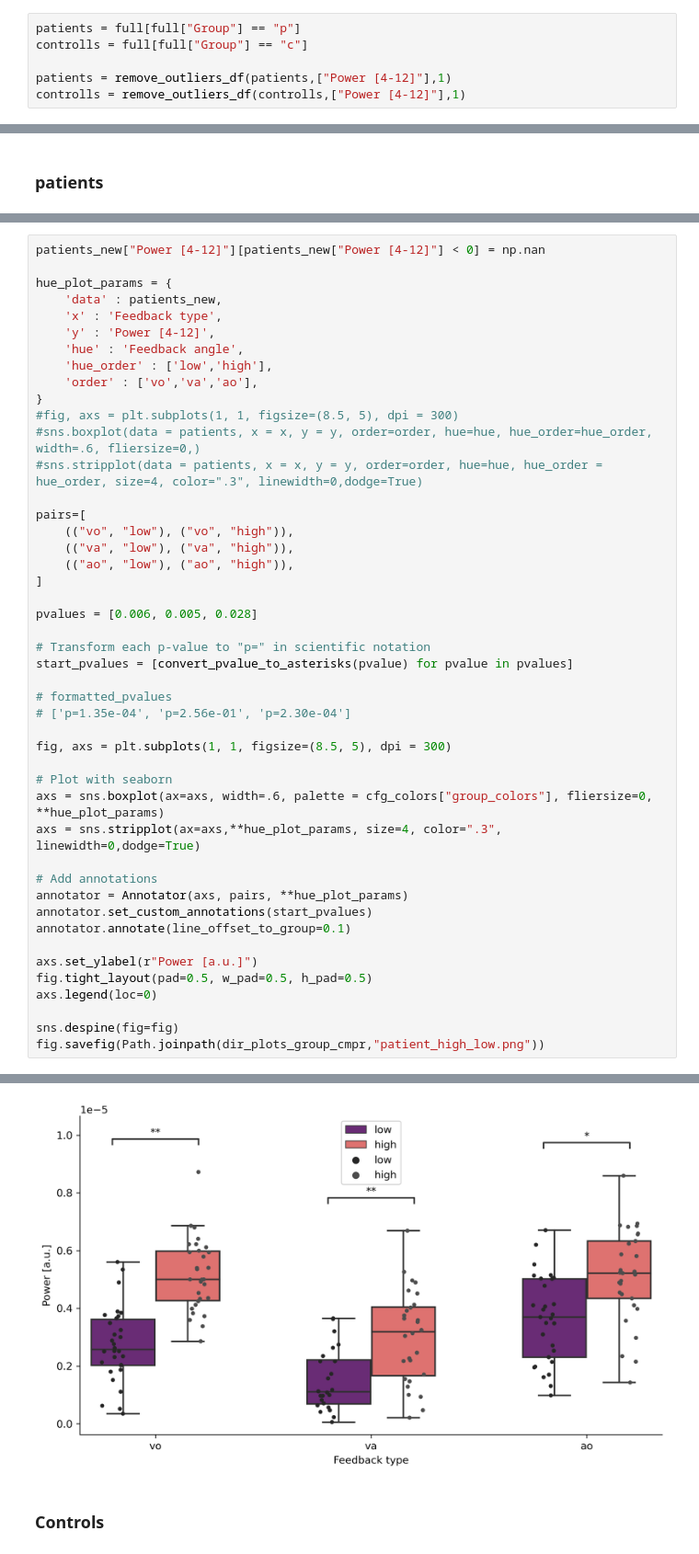
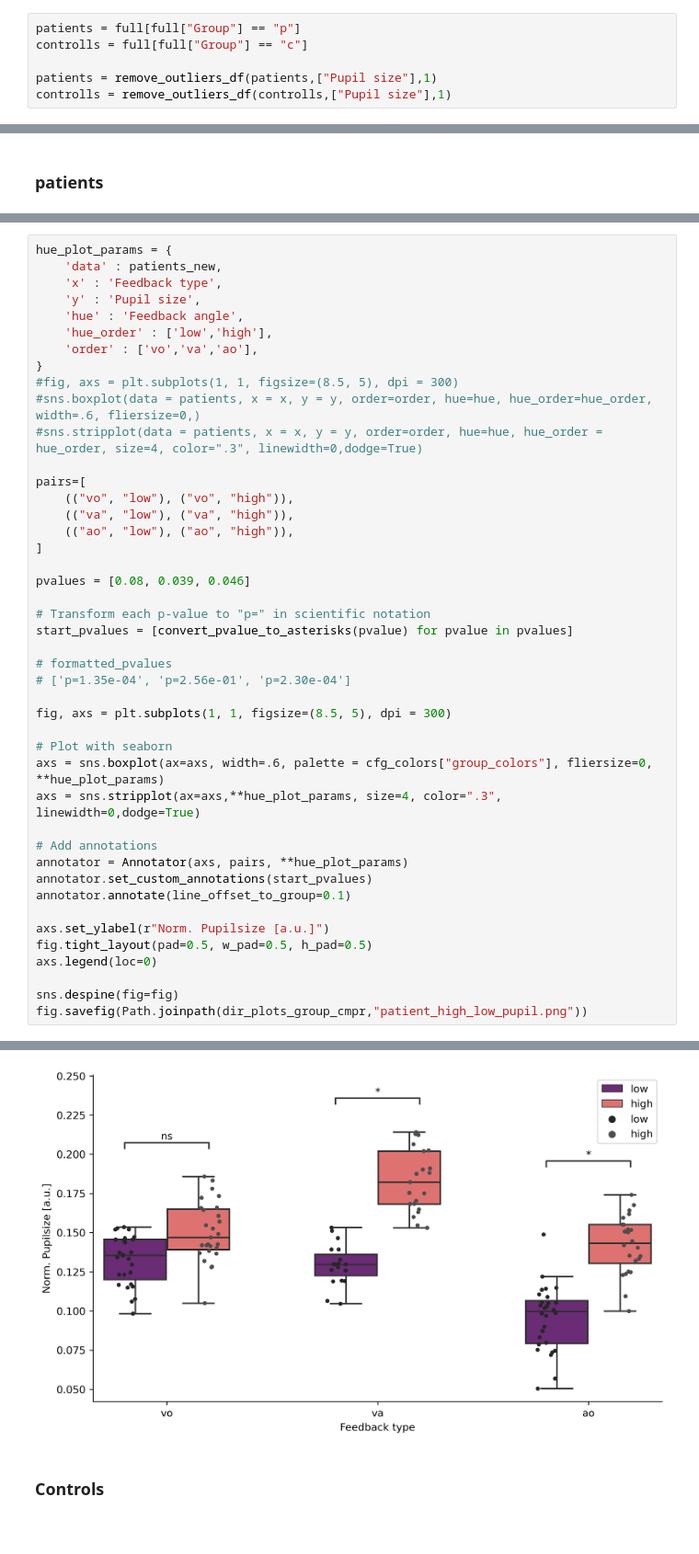
Before and after one commit to JuliusWelzel/tremor_feedback_jw, a Jupyter notebook: scripts/plot02_group_comparison_pupil.ipynb, the cells around one changed output, grey strips where cells are left out. Shown at 92% size. Saved outputs shown, nothing was run; the diff lists cells and outputs as text.

```diff
--- a/scripts/plot02_group_comparison_pupil.ipynb
+++ b/scripts/plot02_group_comparison_pupil.ipynb
@@ -111,6 +93,6 @@ full.head(5)
 patients = full[full["Group"] == "p"]
 controlls = full[full["Group"] == "c"]
 
-patients = remove_outliers_df(patients,["Power [4-12]"],1)
-controlls = remove_outliers_df(controlls,["Power [4-12]"],1)
+patients = remove_outliers_df(patients,["Pupil size"],1)
+controlls = remove_outliers_df(controlls,["Pupil size"],1)
 # %% [output]
@@ -169,10 +167,8 @@ patients_new["Power [4-12]"][np.logical_and(patients['Feedback type'] == 'ao', p
 # %%
-patients_new["Power [4-12]"][patients_new["Power [4-12]"] < 0] = np.nan
-
 hue_plot_params = {
     'data' : patients_new,
     'x' : 'Feedback type',
-    'y' : 'Power [4-12]',
+    'y' : 'Pupil size',
     'hue' : 'Feedback angle',
     'hue_order' : ['low','high'],
     'order' : ['vo','va','ao'],
@@ -187,7 +183,7 @@ pairs=[
     (("ao", "low"), ("ao", "high")),
 ]
 
-pvalues = [0.006, 0.005, 0.028]
+pvalues = [0.08, 0.039, 0.046]
 
 # Transform each p-value to "p=" in scientific notation
 start_pvalues = [convert_pvalue_to_asterisks(pvalue) for pvalue in pvalues]
@@ -206,12 +202,12 @@ annotator = Annotator(axs, pairs, **hue_plot_params)
 annotator.set_custom_annotations(start_pvalues)
 annotator.annotate(line_offset_to_group=0.1)
 
-axs.set_ylabel(r"Power [a.u.]")
+axs.set_ylabel(r"Norm. Pupilsize [a.u.]")
 fig.tight_layout(pad=0.5, w_pad=0.5, h_pad=0.5)
 axs.legend(loc=0)
 
 sns.despine(fig=fig)
-fig.savefig(Path.joinpath(dir_plots_group_cmpr,"patient_high_low.png"))
+fig.savefig(Path.joinpath(dir_plots_group_cmpr,"patient_high_low_pupil.png"))
 # %% [output]
 p-value annotation legend:
       ns: p <= 1.00e+00
@@ -225,5 +221,5 @@ vo_low vs. vo_high: **
 ao_low vs. ao_high: *
-[figure, old version]
+[figure, new version]
 # %% [markdown]
 ### Controls
 # %%
```
Also changed, not shown: parts of 11 cells of this notebook, 9 other files.
